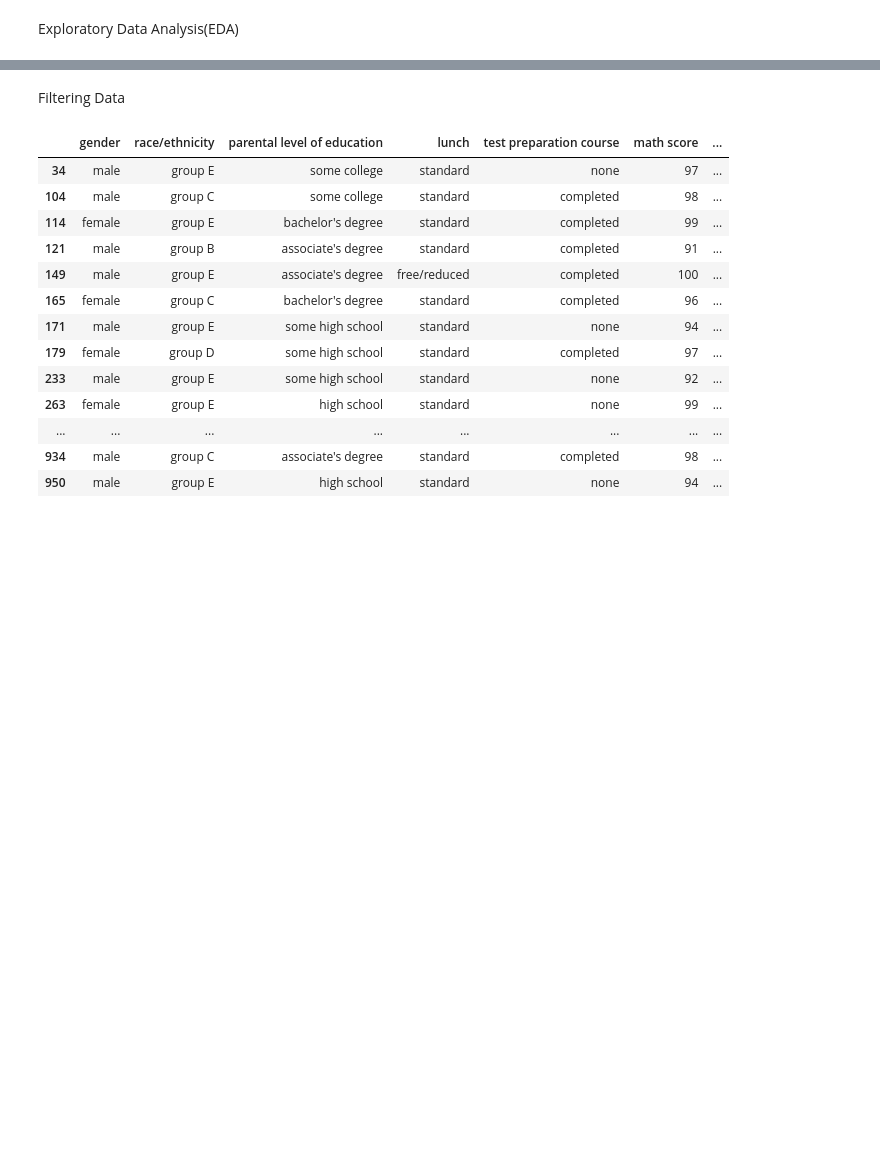
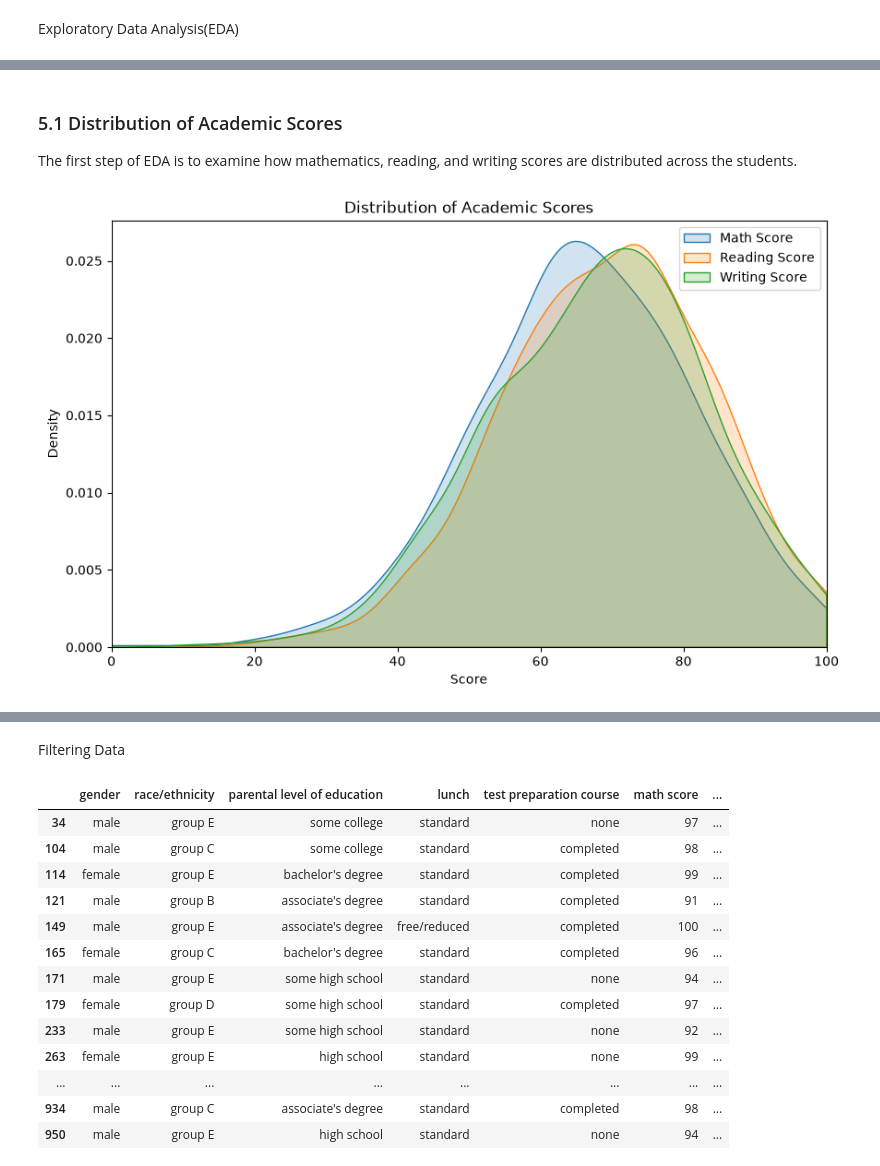
Before and after one commit to khushbu889/Student-Performance-Analytics, a Jupyter notebook: notebooks/student_performance_analysis.ipynb, the cells around one changed output, grey strips where cells are left out. Drawn from its saved outputs; the diff is of its cells as text; code cells hidden in the pictures; blank space fills up the shorter version.

Commit message:
Add filtered student analysis

```diff
--- a/notebooks/student_performance_analysis.ipynb
+++ b/notebooks/student_performance_analysis.ipynb
@@ -360,0 +302,27 @@ df.groupby('parental level of education')[['math score', 'reading score', 'writi
+# %% [markdown]
+### 5.1 Distribution of Academic Scores
+
+The first step of EDA is to examine how mathematics, reading, and writing scores are distributed across the students.
+# %%
+score_columns = ['math score', 'reading score', 'writing score']
+
+plt.figure(figsize=(10, 6))
+
+for column in score_columns:
+    sns.kdeplot(
+        data=df,
+        x=column,
+        label=column.title(),
+        fill=True,
+        alpha=0.2,
+        clip=(0, 100)
+    )
+
+plt.title('Distribution of Academic Scores')
+plt.xlabel('Score')
+plt.ylabel('Density')
+plt.xlim(0, 100)
+plt.legend()
+plt.show()
+# %% [output]
+[figure, added]
```
Also changed, not shown: parts of 73 cells of this notebook.
